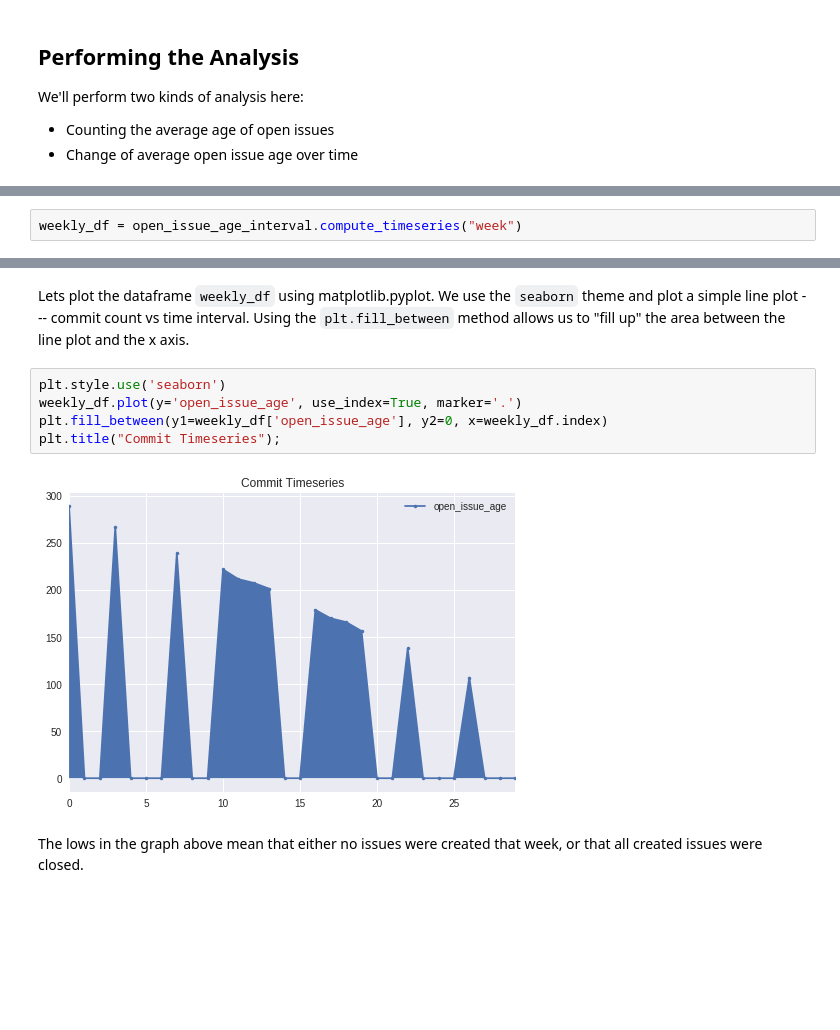
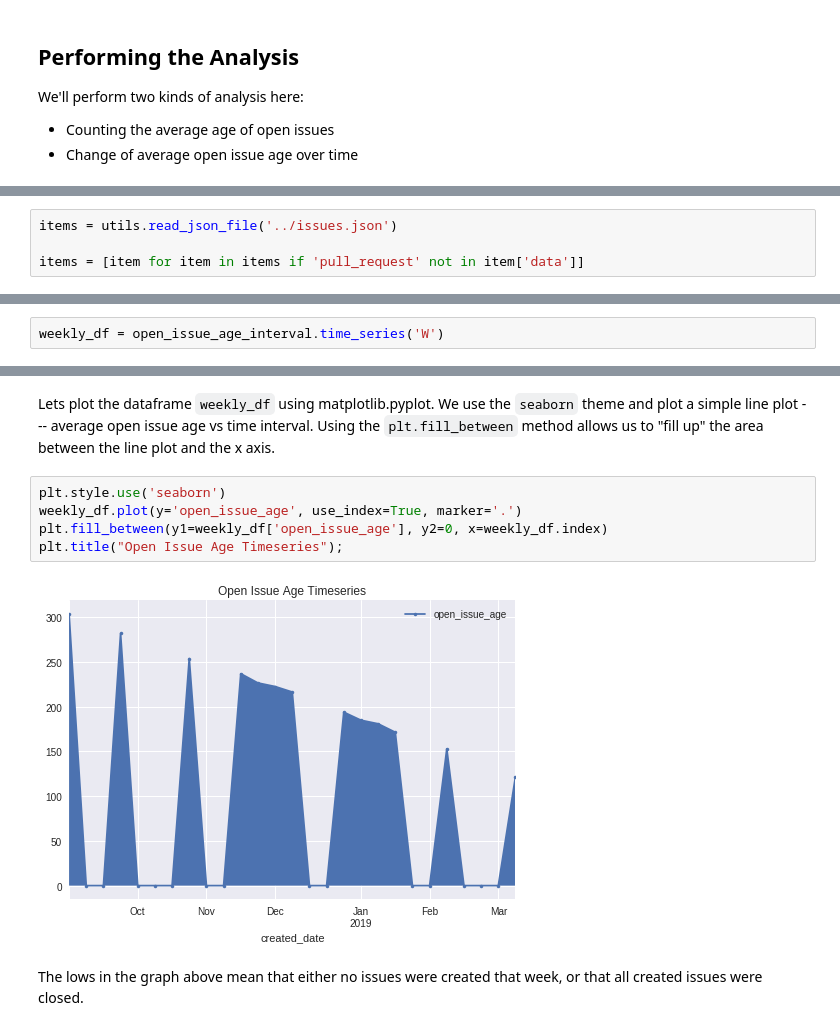
Before and after one commit to chaoss/wg-evolution, a Jupyter notebook: implementations/notebooks_df/open_issue_age.ipynb, the cells around one changed output, grey strips where cells are left out. Drawn from its saved outputs; the diff is of its cells as text; blank space fills up the shorter version.

```diff
--- a/implementations/notebooks_df/open_issue_age.ipynb
+++ b/implementations/notebooks_df/open_issue_age.ipynb
@@ -156 +118,5 @@ items = utils.read_JSON_file('../issues.json')
+# %%
+items = utils.read_json_file('../issues.json')
+
+items = [item for item in items if 'pull_request' not in item['data']]
 # %% [markdown]
@@ -178,5 +144,5 @@ Using the `compute_timeseries` method, we can see how the average age of open is
 
 Lets use the `open_issue_age_interval` object we created above, where we passed an opening date to the object via `date_since`.
 # %%
-weekly_df = open_issue_age_interval.compute_timeseries("week")
+weekly_df = open_issue_age_interval.time_series('W')
 # %% [markdown]
@@ -204,12 +171,12 @@ weekly_df
 # %% [markdown]
-Lets plot the dataframe `weekly_df` using matplotlib.pyplot. We use the `seaborn` theme and plot a simple line plot --- commit count vs time interval. Using the `plt.fill_between` method allows us to "fill up" the area between the line plot and the x axis.
+Lets plot the dataframe `weekly_df` using matplotlib.pyplot. We use the `seaborn` theme and plot a simple line plot --- average open issue age vs time interval. Using the `plt.fill_between` method allows us to "fill up" the area between the line plot and the x axis.
 # %%
 plt.style.use('seaborn')
 weekly_df.plot(y='open_issue_age', use_index=True, marker='.')
 plt.fill_between(y1=weekly_df['open_issue_age'], y2=0, x=weekly_df.index)
-plt.title("Commit Timeseries");
+plt.title("Open Issue Age Timeseries");
 # %% [output]
-[figure, old version]
+[figure, new version]
 # %% [markdown]
 The lows in the graph above mean that either no issues were created that week, or that all created issues were closed.
 # %% [markdown]
```
Also changed, not shown: parts of 13 cells of this notebook, 1 other file.
